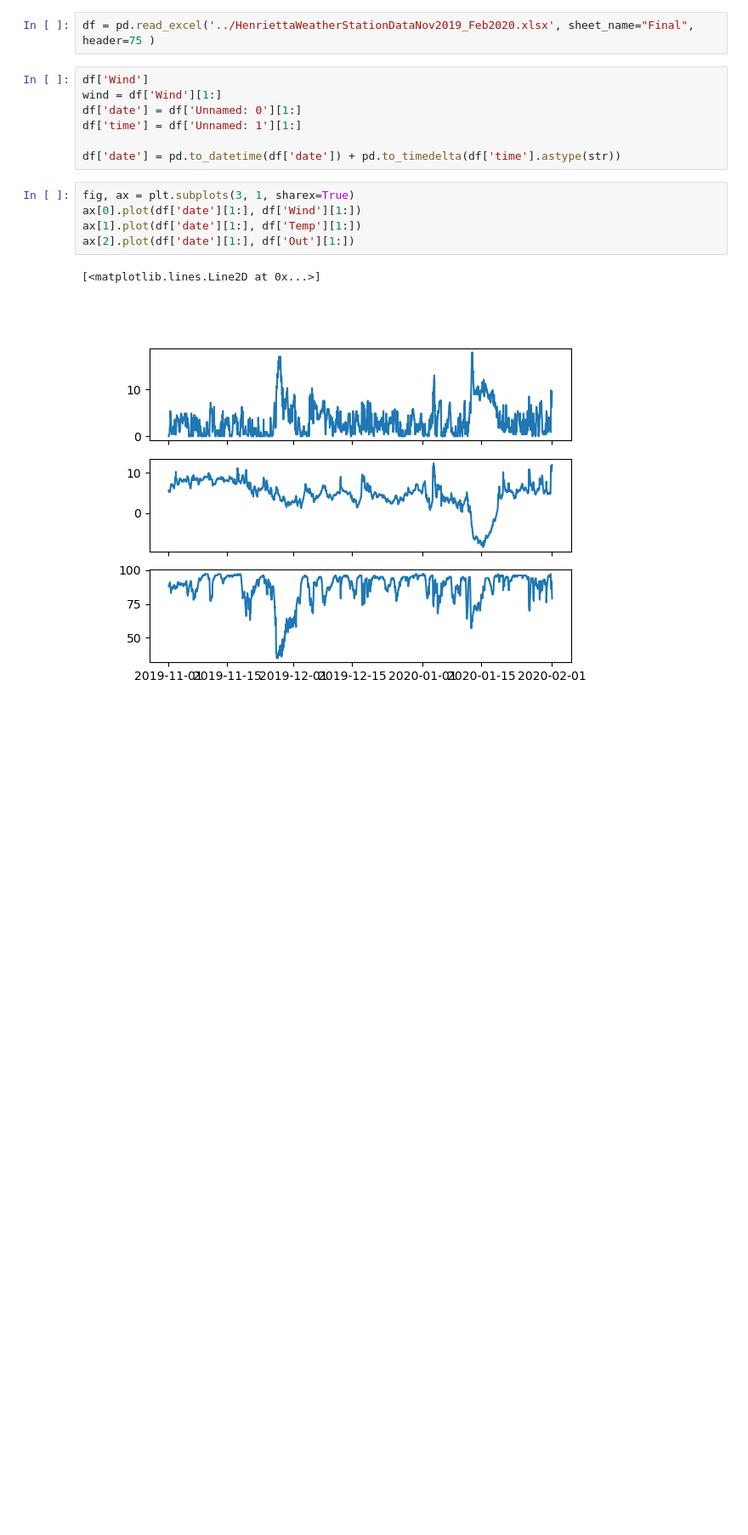
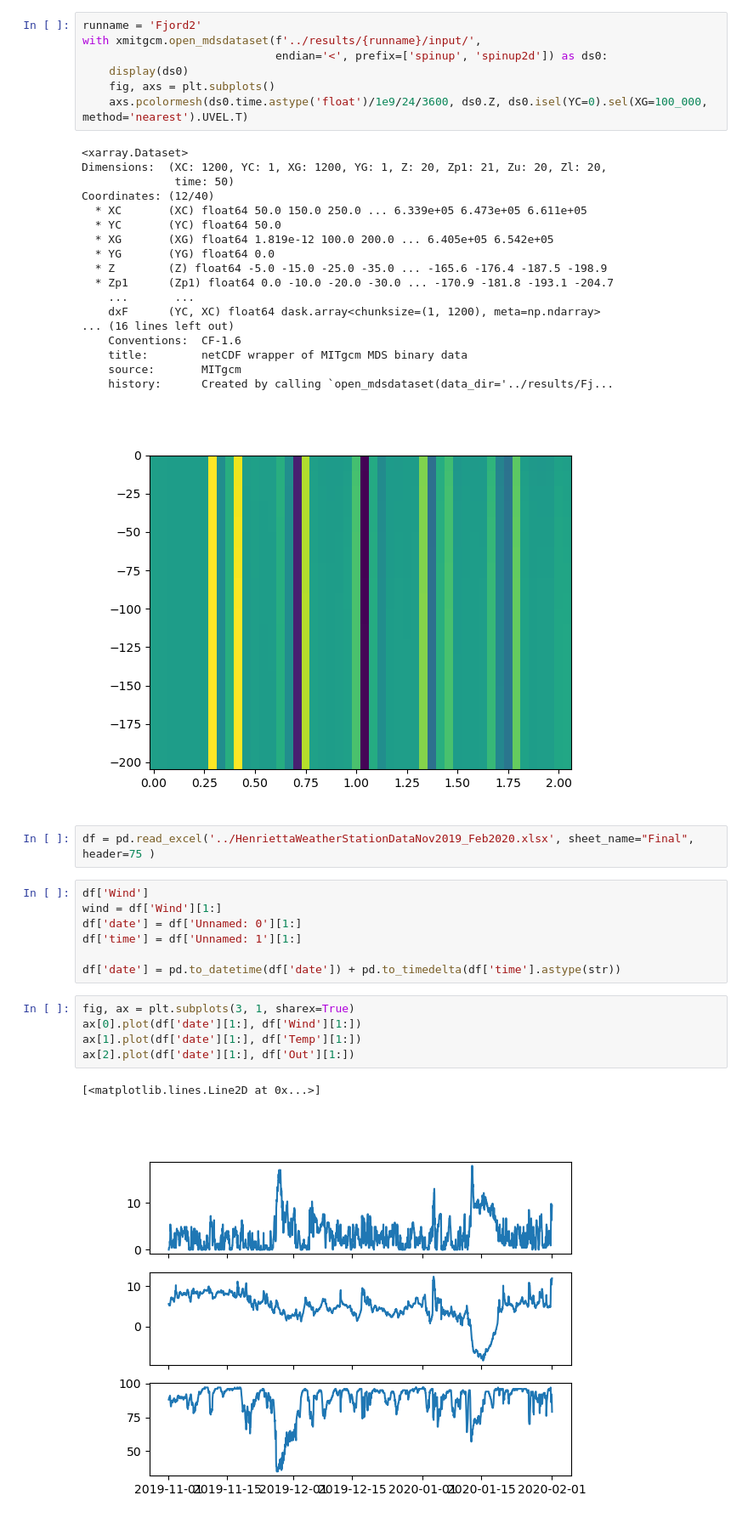
Before and after one commit to jklymak/FjordForce, a Jupyter notebook: input/ButeWindsAnalysis.ipynb, the cells around one changed output. Shown at 85% size. Drawn from its saved outputs; the diff is of its cells as text; blank space fills up the shorter version.

```diff
--- a/input/ButeWindsAnalysis.ipynb
+++ b/input/ButeWindsAnalysis.ipynb
@@ -20,3 +7,29 @@ results
+# %%
+runname = 'Fjord2'
+with xmitgcm.open_mdsdataset(f'../results/{runname}/input/',
+                             endian='<', prefix=['spinup', 'spinup2d']) as ds0:
+    display(ds0)
+    fig, axs = plt.subplots()
+    axs.pcolormesh(ds0.time.astype('float')/1e9/24/3600, ds0.Z, ds0.isel(YC=0).sel(XG=100_000, method='nearest').UVEL.T)
+# %% [output]
+<xarray.Dataset>
+Dimensions:  (XC: 1200, YC: 1, XG: 1200, YG: 1, Z: 20, Zp1: 21, Zu: 20, Zl: 20,
+              time: 50)
+Coordinates: (12/40)
+  * XC       (XC) float64 50.0 150.0 250.0 ... 6.339e+05 6.473e+05 6.611e+05
+  * YC       (YC) float64 50.0
+  * XG       (XG) float64 1.819e-12 100.0 200.0 ... 6.405e+05 6.542e+05
+  * YG       (YG) float64 0.0
+  * Z        (Z) float64 -5.0 -15.0 -25.0 -35.0 ... -165.6 -176.4 -187.5 -198.9
+  * Zp1      (Zp1) float64 0.0 -10.0 -20.0 -30.0 ... -170.9 -181.8 -193.1 -204.7
+    ...       ...
+    dxF      (YC, XC) float64 dask.array<chunksize=(1, 1200), meta=np.ndarray>
+... (16 lines left out)
+    Conventions:  CF-1.6
+    title:        netCDF wrapper of MITgcm MDS binary data
+    source:       MITgcm
+    history:      Created by calling `open_mdsdataset(data_dir='../results/Fj...
+[figure, added]
 # %%
 df = pd.read_excel('../HenriettaWeatherStationDataNov2019_Feb2020.xlsx', sheet_name="Final", header=75 )
 # %%
```
Also changed, not shown: parts of 2 cells of this notebook, 1 other file.
